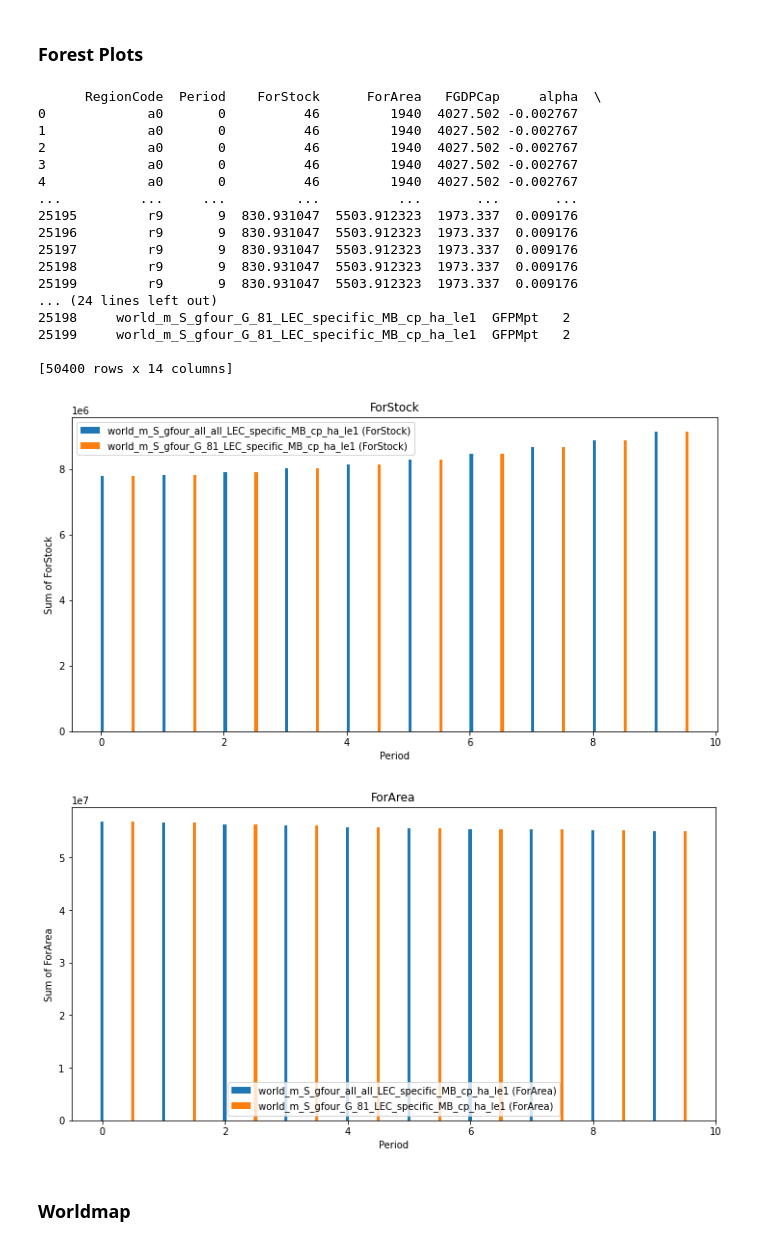
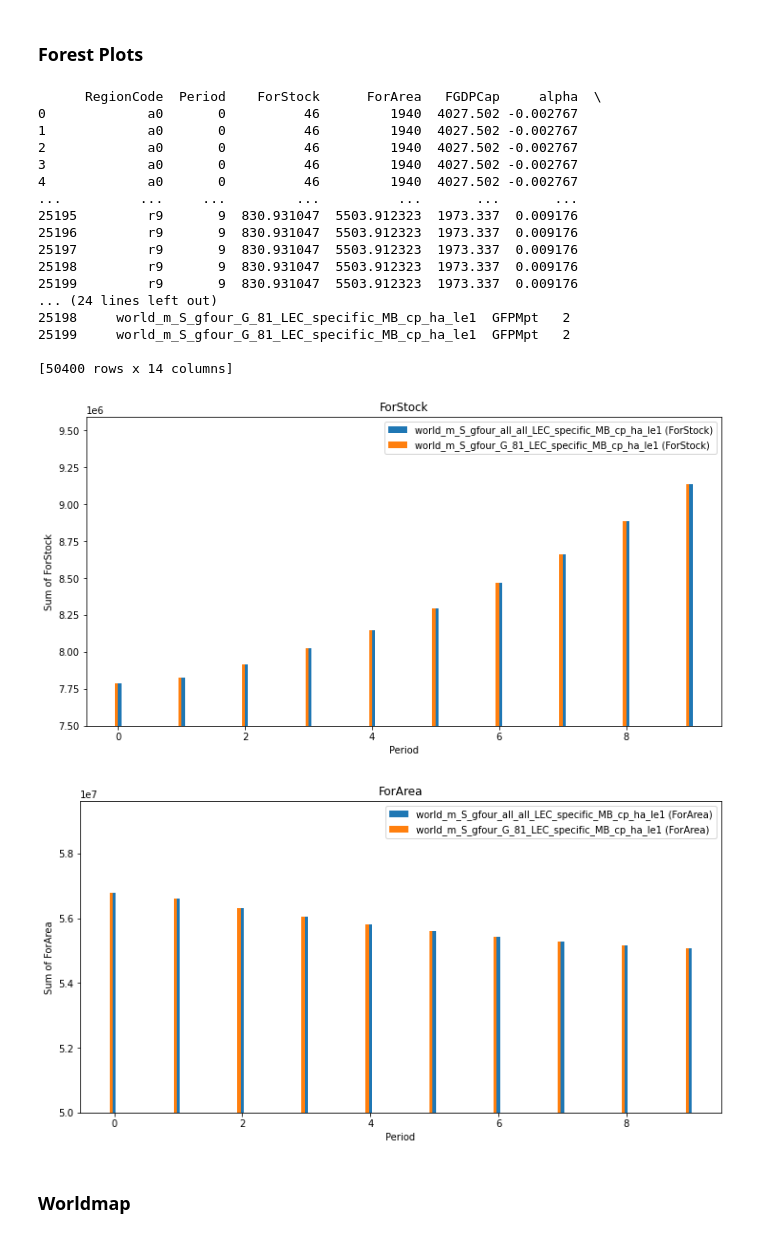
Before and after one commit to TI-Forest-Sector-Modelling/TiMBA_Charts, a Jupyter notebook: analyse.ipynb, the cells around one changed output. Saved outputs shown, nothing was run; the diff lists cells and outputs as text; code cells hidden in the pictures.

Commit message:
finalize forest plot

```diff
--- a/analyse.ipynb
+++ b/analyse.ipynb
@@ -57,10 +59,7 @@ Dropdown(description='Select CommodityCode:', options=('Alle', 80.0, 81.0, 82.0,
 # %% [markdown]
 ### Forest Plots
 # %%
-import pandas as pd
 import matplotlib.pyplot as plt
-import numpy as np
-
 class ForestData:
     def __init__(self, data):
         self.data = data['Forest']
@@ -78,18 +77,17 @@ class ForestData:
         plt.figure(figsize=(12, 6))
         bar_width = 0.05
         bar_gap = -0.55
-        num_periods_to_plot = len(total_periods)
-        #num_scenarios_to_plot = min(5, len(unique_scenarios))
-
         for i, scenario in enumerate(scenarios):
             scenario_name = self.data[self.data['Scenario'] == scenario]
             total_stock = scenario_name.groupby('Period')['ForStock'].sum()
 
 
             periods_runner = total_stock.index.intersection(total_periods)
-            bar_positions = np.arange(len(periods_runner)) + i * (len(periods_runner) * (bar_width))
+            bar_positions = np.arange(len(periods_runner)) + i * (len(periods_runner) * bar_width + bar_gap)
             plt.bar(bar_positions, total_stock[periods_runner], label=f'{scenario} (ForStock)', width=bar_width, align='edge')
 
+
+        plt.ylim(ymin=7.5e6)
         plt.xlabel('Period')
         plt.ylabel('Sum of ForStock')
         plt.legend()
@@ -103,40 +101,41 @@ class ForestData:
 
 
             periods_runner = total_area.index.intersection(total_periods)
-            bar_positions = np.arange(len(periods_runner)) + i * (len(periods_runner) * (bar_width))
+            bar_positions = np.arange(len(periods_runner)) + i * (len(periods_runner) *  bar_width + bar_gap)
             plt.bar(bar_positions, total_area[periods_runner], label=f'{scenario} (ForArea)', width=bar_width)
 
+        plt.ylim(ymin=5e7)
         plt.xlabel('Period')
         plt.ylabel('Sum of ForArea')
         plt.legend()
         plt.title('ForArea')
         plt.show()
 
 if __name__ == "__main__":
     data_container = data
     forest_plot = ForestData(data_container)
     forest_plot.print_forest()
     forest_plot.plot_stock_area_diagrams()
 # %% [output]
       RegionCode  Period    ForStock      ForArea   FGDPCap     alpha  \
 0             a0       0          46         1940  4027.502 -0.002767
 1             a0       0          46         1940  4027.502 -0.002767
 2             a0       0          46         1940  4027.502 -0.002767
 3             a0       0          46         1940  4027.502 -0.002767
 4             a0       0          46         1940  4027.502 -0.002767
 ...          ...     ...         ...          ...       ...       ...
 25195         r9       9  830.931047  5503.912323  1973.337  0.009176
 25196         r9       9  830.931047  5503.912323  1973.337  0.009176
 25197         r9       9  830.931047  5503.912323  1973.337  0.009176
 25198         r9       9  830.931047  5503.912323  1973.337  0.009176
 25199         r9       9  830.931047  5503.912323  1973.337  0.009176
 ... (24 lines left out)
 25198     world_m_S_gfour_G_81_LEC_specific_MB_cp_ha_le1  GFPMpt   2
 25199     world_m_S_gfour_G_81_LEC_specific_MB_cp_ha_le1  GFPMpt   2
 
 [50400 rows x 14 columns]
-[figure, old version]
+[figure, new version]
-[figure, old version]
+[figure, new version]
 # %% [markdown]
 ### Worldmap
 # %% [markdown]
```
Also changed, not shown: parts of 4 cells of this notebook, 1 other file.
